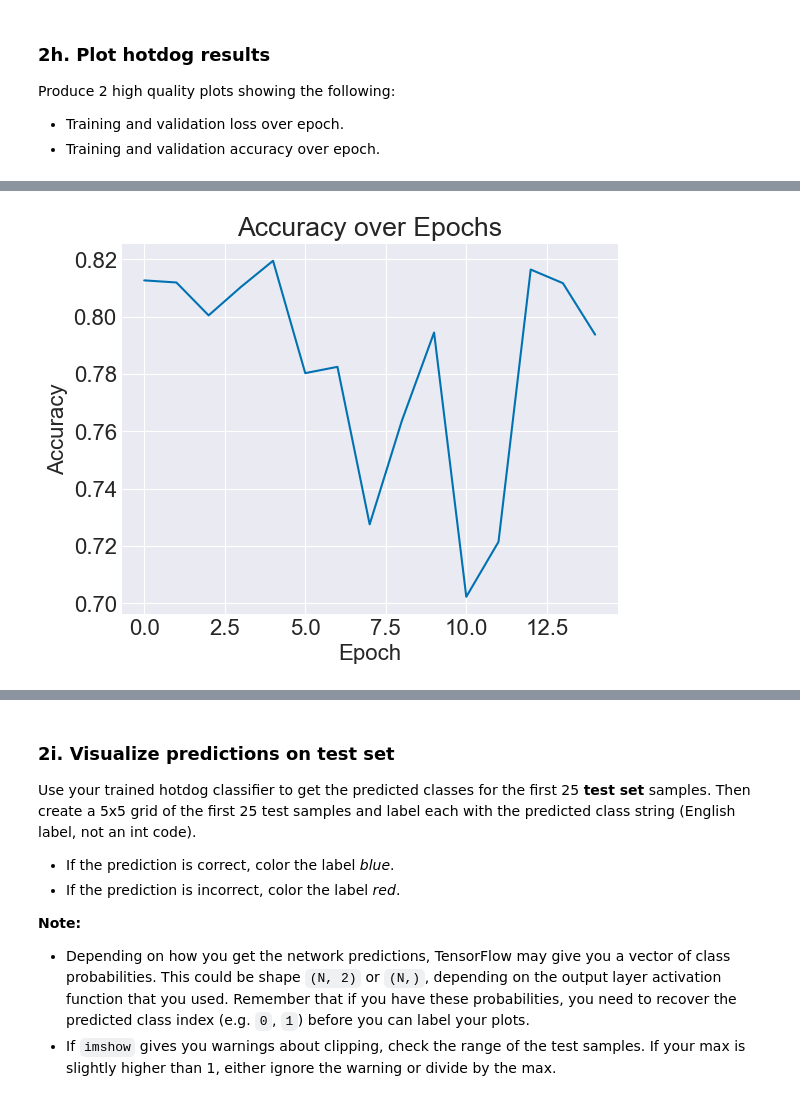
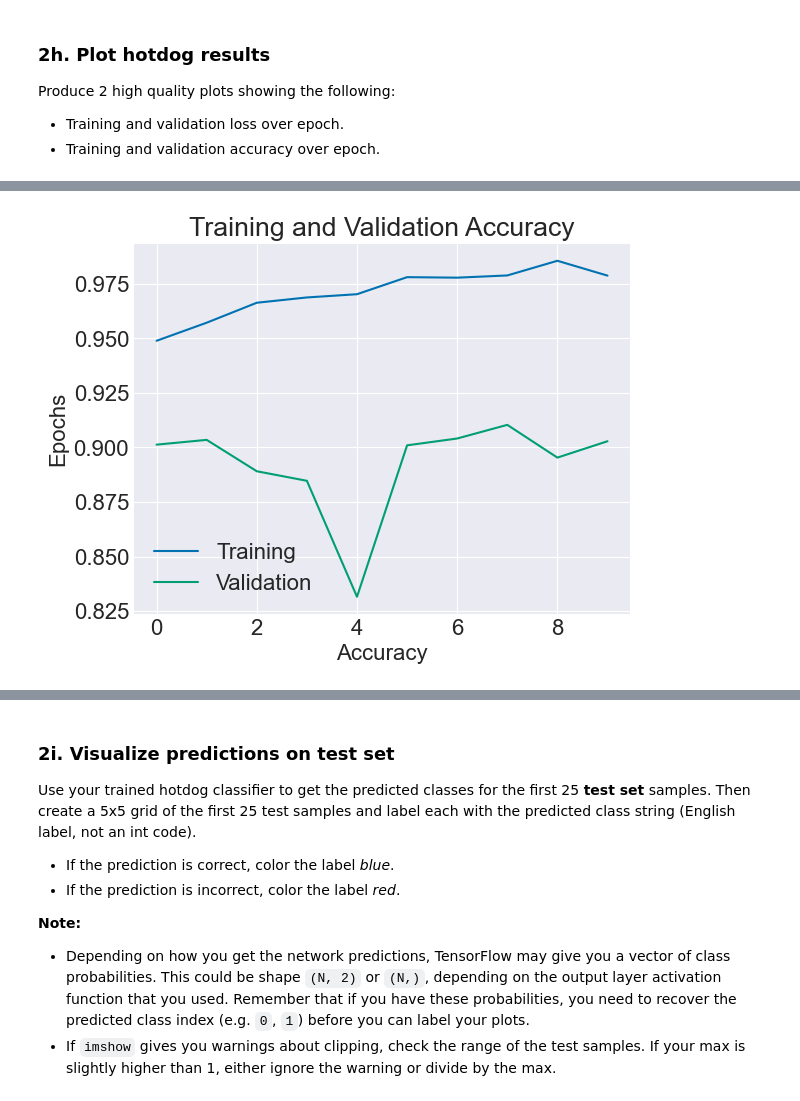
Before and after one commit to ngoclinhp842/deep_dream, a Jupyter notebook: Project4/transfer_learning.ipynb, the cells around one changed output, grey strips where cells are left out. Cells and saved outputs as stored; diff of their text form; code cells hidden in the pictures.

```diff
--- a/Project4/transfer_learning.ipynb
+++ b/Project4/transfer_learning.ipynb
@@ -279,3 +300,21 @@ standard_hotdog_train_x = standard_hotdog_train_x[:standard_hotdog_train_x.shape
+# %%
+# YOUR CODE HERE
+split_index = int(0.8 * len(hotdog_train_x))
+# print(split_index)
+hotdog_val_x = hotdog_train_x[split_index:]
+hotdog_val_y = hotdog_train_y[split_index:]
+hotdog_train_x = hotdog_train_x[:split_index]
+hotdog_train_y = hotdog_train_y[:split_index]
+
+# with help from Maddie Puzon
+def one_hot(y, num_classes):
+    one_hots = np.zeros(shape=(y.size, num_classes))
+    one_hots[np.arange(0, y.size), y] = 1
+    return one_hots
+
+hotdog_val_yh = one_hot(hotdog_val_y,2)
+hotdog_train_yh = one_hot(hotdog_train_y,2)
+hotdog_test_yh = one_hot(hotdog_test_y,2)
 # %%
 print(f'Validation hotdog split shape: {hotdog_val_x.shape}. Should be (3200, 96, 96, 3)')
 print(f'Training hotdog split shape: {hotdog_train_x.shape}. Should be (12800, 96, 96, 3)')
@@ -305,7 +344,7 @@ and you should see the following at the bottom:
     Non-trainable params: 2,257,984 (8.61 MB)
 # %%
 # YOUR CODE HERE
-model = tf.keras.applications.MobileNetV2(input_shape=standard_hotdog_train_x.shape[1:], include_top=False, weights='imagenet')
+model = tf.keras.applications.MobileNetV2(input_shape=(96,96,3), include_top=False)
 model.trainable = False
 model.summary()
 # %% [output]
@@ -351,11 +388,8 @@ https://www.tensorflow.org/api_docs/python/tf/losses
 aug_model = tf.keras.Sequential([
     model,
     tf.keras.layers.Flatten(),
-    tf.keras.layers.Dense(units=1)
+    tf.keras.layers.Dense(units=2, activation='softmax')
 ])
-aug_model.compile(
-    optimizer=tf.keras.optimizers.Adam(learning_rate=0.0001),
-    loss='binary_crossentropy',
-    metrics=['accuracy'])
+aug_model.compile(optimizer='adamw', loss='categorical_crossentropy', metrics=['accuracy'])
 aug_model.summary()
 # %% [output]
@@ -404,5 +443,5 @@ You should aim to achieve at least 85% accuracy on the validation set. If everyt
 If training time is taking much more than a few minutes per epoch on your computer, you could try reducing the number of data samples in train and validation. For example, by default train `N = 12800`. Try `N = 6400` instead. You could do the same for the validation set.
 # %%
 # YOUR CODE HERE
-aug_hist = aug_model.fit(standard_hotdog_train_x, hotdog_train_y, batch_size = 50, epochs=15, validation_data=(hotdog_val_x,hotdog_val_y), verbose=2)
+aug_hist = aug_model.fit(hotdog_train_x, hotdog_train_yh, batch_size=25, epochs=10, validation_data=(hotdog_val_x, hotdog_val_yh), verbose = 2)
 # %% [output]
@@ -442,8 +475,11 @@ plt.show()
-# %%
-plt.plot(aug_hist.history['accuracy'])
-plt.title("Accuracy over Epochs")
-plt.xlabel("Epoch")
-plt.ylabel("Accuracy")
-plt.show()
-# %% [output]
-[figure, removed]
+# %%
+# YOUR CODE HERE
+train_acc_plt = plt.plot(aug_hist.history['accuracy'], label="Training")
+val_acc_plt = plt.plot(aug_hist.history['val_accuracy'], label="Validation")
+plt.legend()
+plt.title("Training and Validation Accuracy")
+plt.xlabel("Accuracy")
+plt.ylabel("Epochs")
+plt.show()
+# %% [output]
+[figure, added]
```
Also changed, not shown: parts of 31 cells of this notebook.
